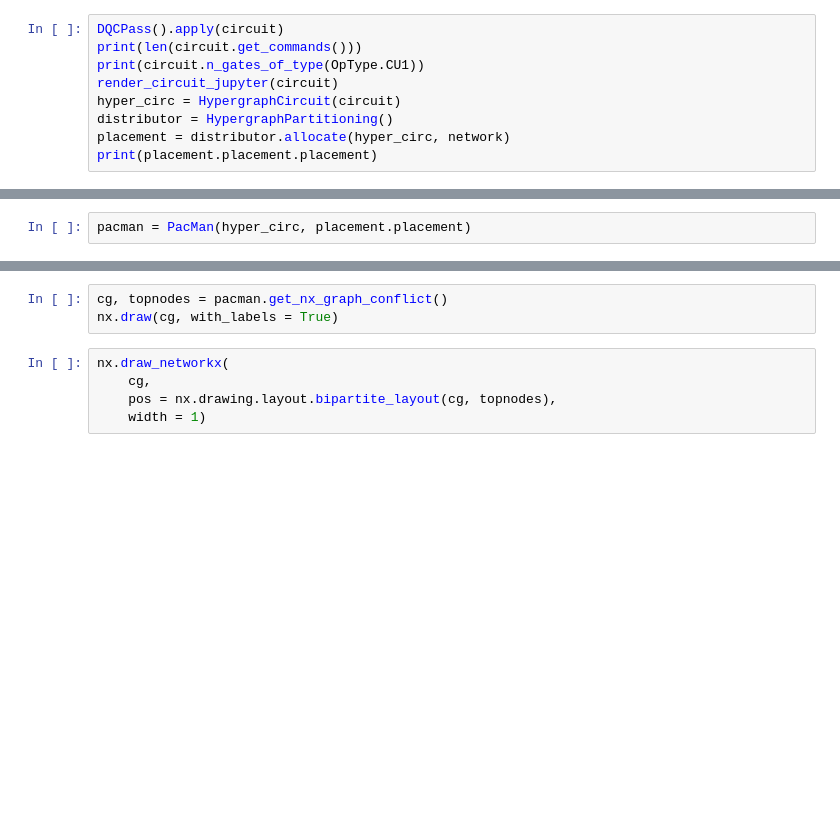
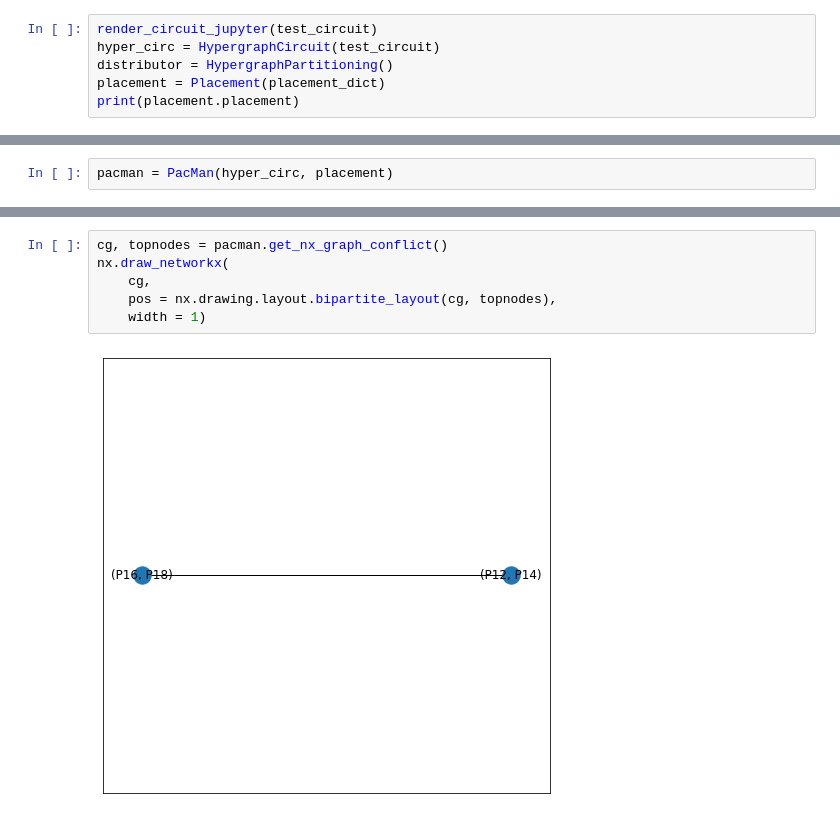
Before and after one commit to CQCL/pytket-dqc, a Jupyter notebook: examples/pacman-example.ipynb, the cells around one changed output, grey strips where cells are left out. Saved outputs shown, nothing was run; the diff lists cells and outputs as text; blank space fills up the shorter version.

Commit message:
add the test circuit used for automated tests

```diff
--- a/examples/pacman-example.ipynb
+++ b/examples/pacman-example.ipynb
@@ -35,9 +91,6 @@ circuit.free_symbols()
 # %%
-DQCPass().apply(circuit)
-print(len(circuit.get_commands()))
-print(circuit.n_gates_of_type(OpType.CU1))
-render_circuit_jupyter(circuit)
-hyper_circ = HypergraphCircuit(circuit)
+render_circuit_jupyter(test_circuit)
+hyper_circ = HypergraphCircuit(test_circuit)
 distributor = HypergraphPartitioning()
-placement = distributor.allocate(hyper_circ, network)
-print(placement.placement.placement)
+placement = Placement(placement_dict)
+print(placement.placement)
@@ -44,2 +100,2 @@ print(placement.placement.placement)
 # %%
-pacman = PacMan(hyper_circ, placement.placement)
+pacman = PacMan(hyper_circ, placement)
@@ -68,8 +125,8 @@ print(len(mvc))
 # %%
 cg, topnodes = pacman.get_nx_graph_conflict()
-nx.draw(cg, with_labels = True)
+nx.draw_networkx(
+    cg,
+    pos = nx.drawing.layout.bipartite_layout(cg, topnodes),
+    width = 1)
+# %% [output]
+[figure, added]
-# %%
-nx.draw_networkx(
-    cg,
-    pos = nx.drawing.layout.bipartite_layout(cg, topnodes),
-    width = 1)
```
Also changed, not shown: parts of 8 cells of this notebook.
